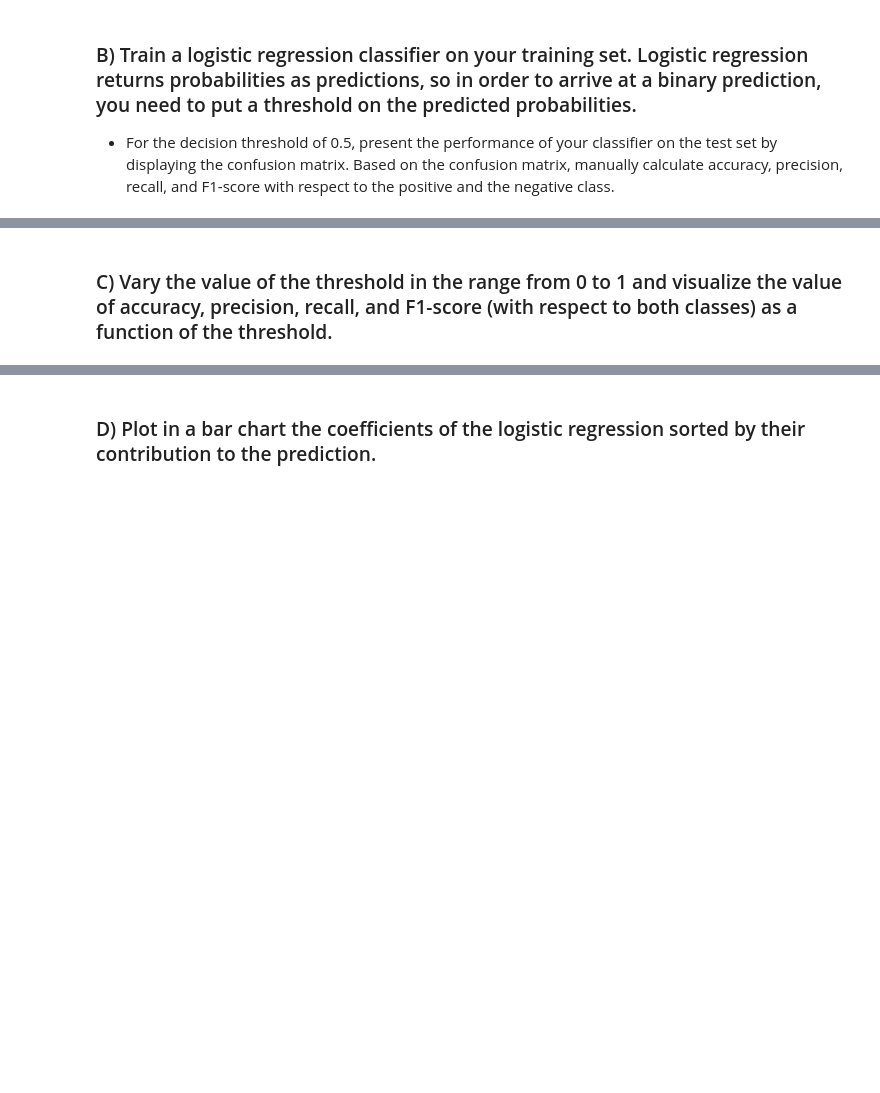
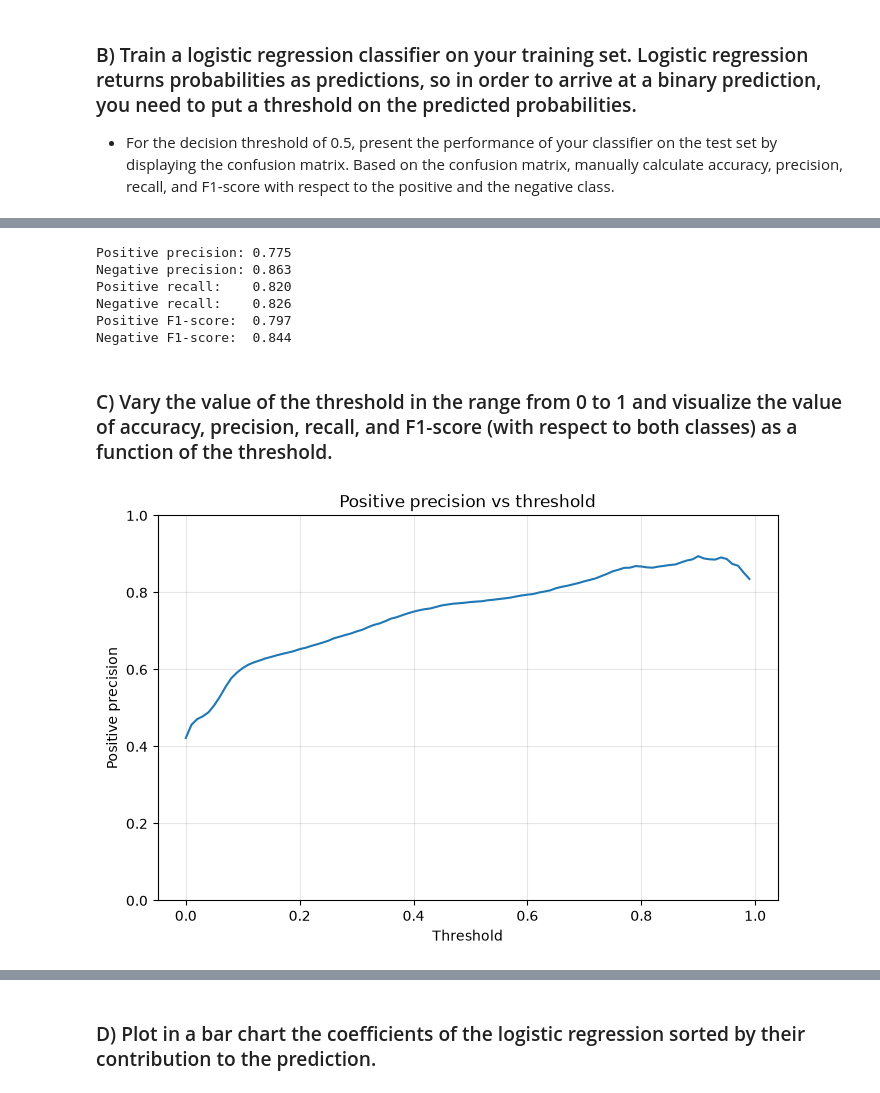
Before and after one commit to dimitripelgrin/ADA2026, a Jupyter notebook: Exercises/07 - Learning from data - Applied machine learning/AppliedML.ipynb, the cells around one changed output, grey strips where cells are left out. Drawn from its saved outputs; the diff is of its cells as text; code cells hidden in the pictures; blank space fills up the shorter version.

```diff
--- a/Exercises/07 - Learning from data - Applied machine learning/AppliedML.ipynb
+++ b/Exercises/07 - Learning from data - Applied machine learning/AppliedML.ipynb
@@ -45,0 +92,5 @@ original_data = pd.read_csv(data_folder+'aac_intakes_outcomes.csv', usecols=colu
+# %%
+from sklearn.metrics import confusion_matrix
+
+cm = confusion_matrix(y_test, y_pred)
+print(cm)
@@ -46,2 +131,65 @@ original_data = pd.read_csv(data_folder+'aac_intakes_outcomes.csv', usecols=colu
+# %%
+recall_pos = TP / (TP + FN)
+recall_neg = TN / (TN + FP)
+precision_pos = TP / (TP + FP)
+precision_neg = TN / (TN + FN)
+f1_pos = 2 * precision_pos * recall_pos / (precision_pos + recall_pos)
+f1_neg = 2 * precision_neg * recall_neg / (precision_neg + recall_neg)
+
+print(f"Positive precision: {precision_pos:.3f}")
+print(f"Negative precision: {precision_neg:.3f}")
+print(f"Positive recall:    {recall_pos:.3f}")
+print(f"Negative recall:    {recall_neg:.3f}")
+print(f"Positive F1-score:  {f1_pos:.3f}")
+print(f"Negative F1-score:  {f1_neg:.3f}")
+# %% [output]
+Positive precision: 0.775
+Negative precision: 0.863
+Positive recall:    0.820
+Negative recall:    0.826
+Positive F1-score:  0.797
+Negative F1-score:  0.844
 # %% [markdown]
 ### C) Vary the value of the threshold in the range from 0 to 1 and visualize the value of accuracy, precision, recall, and F1-score (with respect to both classes) as a function of the threshold.
+# %%
+thresholds = np.linspace(0, 1, 101)
+
+accuracy = []
+recall_pos, recall_neg = [], []
+precision_pos, precision_neg = [], []
+f1_pos, f1_neg = [], []
+
+N = len(y_test)
+
+def safe_divide(a, b):
+    return a / b if b != 0 else np.nan
+
+for threshold in thresholds:
+    y_pred = (y_proba[:, 1] >= threshold).astype(int)
+
+    TN, FP, FN, TP = confusion_matrix(y_test, y_pred).ravel()
+
+    accuracy.append((TP + TN) / N)
+
+    recall_pos.append(safe_divide(TP, TP + FN))
+    recall_neg.append(safe_divide(TN, TN + FP))
+
+    precision_pos.append(safe_divide(TP, TP + FP))
+    precision_neg.append(safe_divide(TN, TN + FN))
+
+    f1_pos.append(2 * precision_pos[-1] * recall_pos[-1] /
+                  (precision_pos[-1] + recall_pos[-1]))
+
+    f1_neg.append(2 * precision_neg[-1] * recall_neg[-1] /
+                  (precision_neg[-1] + recall_neg[-1]))
+# %%
+plt.figure(figsize=(8, 5))
+plt.plot(thresholds, precision_pos)
+plt.xlabel("Threshold")
+plt.ylabel("Positive precision")
+plt.title("Positive precision vs threshold")
+plt.ylim(0, 1)
+plt.grid(alpha=0.3)
+plt.show()
+# %% [output]
+[figure, added]
```
Also changed, not shown: parts of 10 cells of this notebook, 1 other file.
